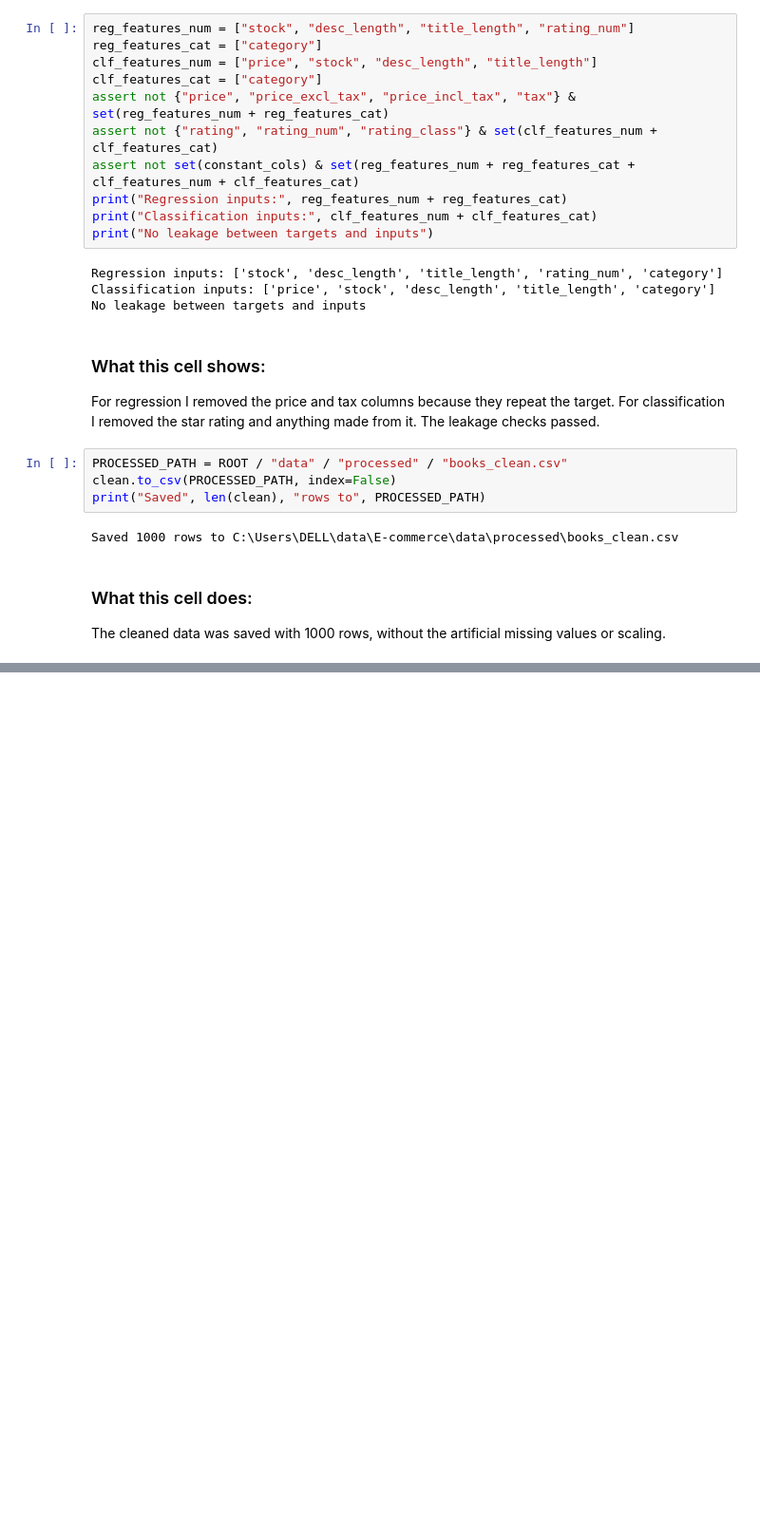
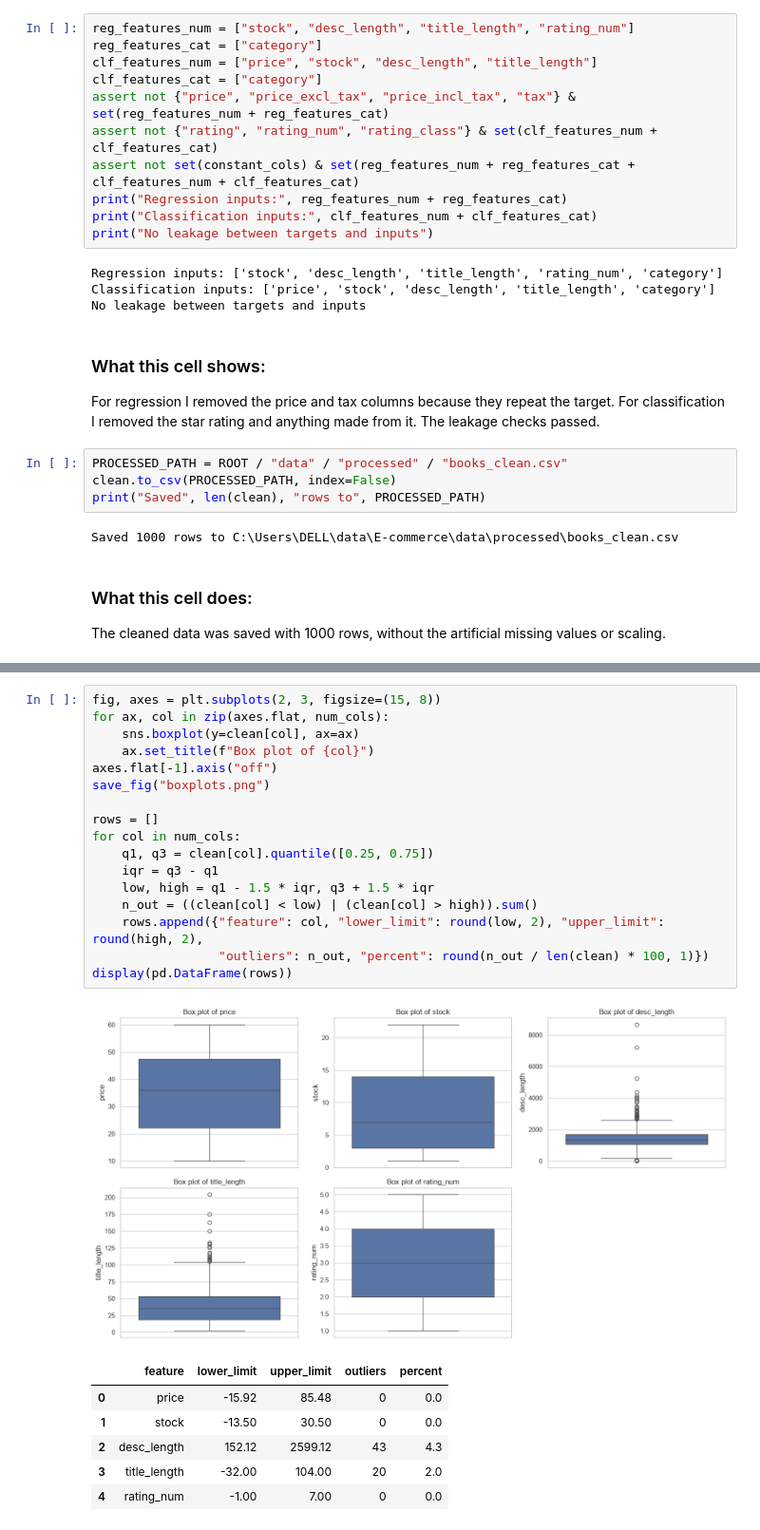
Before and after one commit to l253042/E-commerce, a Jupyter notebook: notebooks/E-commerce.ipynb, the cells around one changed output, grey strips where cells are left out. Shown at 95% size. Saved outputs shown, nothing was run; the diff lists cells and outputs as text; blank space fills up the shorter version.

```diff
--- a/notebooks/E-commerce.ipynb
+++ b/notebooks/E-commerce.ipynb
@@ -663,0 +699,25 @@ To https://github.com/l253042/E-commerce.git
+# %%
+fig, axes = plt.subplots(2, 3, figsize=(15, 8))
+for ax, col in zip(axes.flat, num_cols):
+    sns.boxplot(y=clean[col], ax=ax)
+    ax.set_title(f"Box plot of {col}")
+axes.flat[-1].axis("off")
+save_fig("boxplots.png")
+
+rows = []
+for col in num_cols:
+    q1, q3 = clean[col].quantile([0.25, 0.75])
+    iqr = q3 - q1
+    low, high = q1 - 1.5 * iqr, q3 + 1.5 * iqr
+    n_out = ((clean[col] < low) | (clean[col] > high)).sum()
+    rows.append({"feature": col, "lower_limit": round(low, 2), "upper_limit": round(high, 2),
+                 "outliers": n_out, "percent": round(n_out / len(clean) * 100, 1)})
+display(pd.DataFrame(rows))
+# %% [output]
+[figure, added]
+|  | feature | lower_limit | upper_limit | outliers | percent |
+| 0 | price | -15.92 | 85.48 | 0 | 0.0 |
+| 1 | stock | -13.50 | 30.50 | 0 | 0.0 |
+| 2 | desc_length | 152.12 | 2599.12 | 43 | 4.3 |
+| 3 | title_length | -32.00 | 104.00 | 20 | 2.0 |
+| 4 | rating_num | -1.00 | 7.00 | 0 | 0.0 |
```
Also changed, not shown: parts of 14 cells of this notebook, 6 other files.
